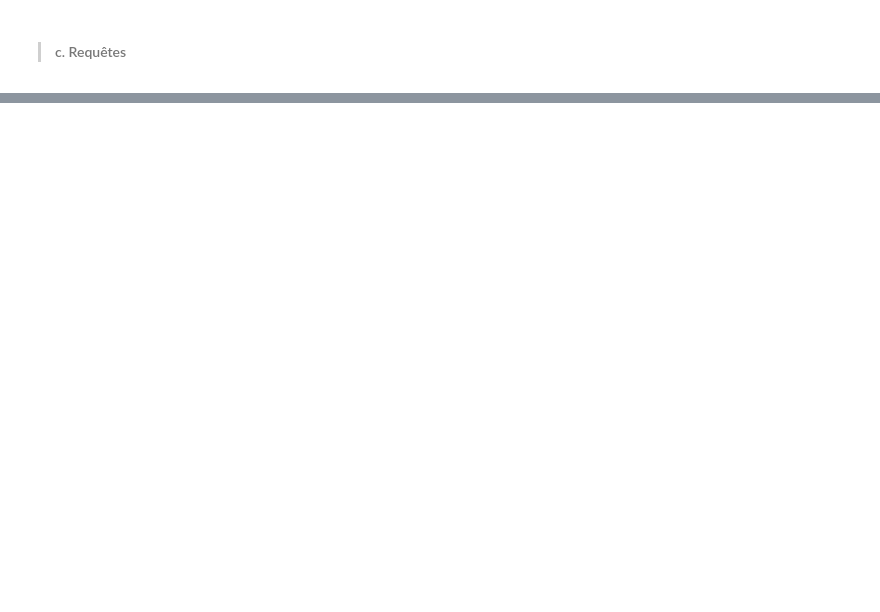
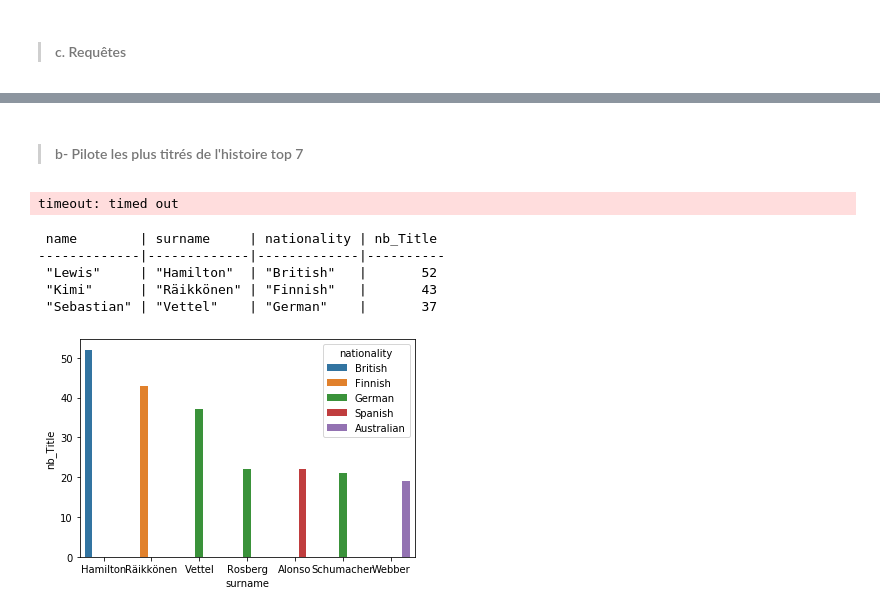
Before and after one commit to sow-ibrahima/OrientDB_VS_Neo4J, a Jupyter notebook: Main_notebook.ipynb, the cells around one changed output, grey strips where cells are left out. Saved outputs shown, nothing was run; the diff lists cells and outputs as text; code cells hidden in the pictures; blank space fills up the shorter version.

```diff
--- a/Main_notebook.ipynb
+++ b/Main_notebook.ipynb
@@ -801,2 +805,0 @@ client.command("")
-# %%
-graph_db.run("MATCH (course:Race {date:'2017-09-17', name:'Singapore Grand Prix'})-[:`A LA COURSE `]-(res:Result),(res:Result)-[:`RESULTATS ECURIE`]-(ecurie:Constructor {name:'Renault'}),(res:Result)-[:`RESULTATS PILOTE`]-(pilote:drivers), (circuit:Circuit)-[:`SUR LE CIRCUIT `]-(course:Race)Return course.name,res.rank,ecurie.name,pilote.name,pilote.surname,circuit.name")
@@ -817,0 +851,12 @@ SELECT expand(path) FROM (
+# %%
+start4 = tm.time()
+query_res = graph_db.run("MATCH (d:drivers) WHERE d.nationality= '\"German\"' RETURN d.name, d.surname, d.nationality").data()
+df = pd.DataFrame(query_res)
+df.columns = ('name', "surname", "nationality")
+df.head()
+df["name"] = df["name"].str.replace(r"[\"]"," ")
+df["surname"] = df["surname"].str.replace(r"[\"]"," ")
+df["nationality"] = df["nationality"].str.replace(r"[\"]"," ")
+end4 = tm.time()
+df.sort_values('surname')
+df.head()
@@ -817,0 +875,46 @@ SELECT expand(path) FROM (
+# %% [markdown]
+  > #### b- Pilote les plus titrés de l'histoire top 7
+# %%
+top7 = client.query("SELECT d.surname d.forename as forename,  as surname,, d.nationality as nationality, count(r) as nb_Title"
+                    "FROM (MATCH {class: Drivers, as: d}-d_results-{class: Results, as: r,WHERE :(rank=1)} Return d, r)"
+                    "GROUP BY d.forename ORDER BY nb_Title desc LIMIT 5")
+values_dict = []
+keys_dict = []
+pilots_list = []
+
+for i in range(len(top7)):
+    pilots_list.append(top7[i].__dict__)
+    values_dict.append(list(pilots_list[i]["_OrientRecord__o_storage"].values()))
+    df = pd.DataFrame(values_dict)
+
+keys_dict = list(pilots_list[2]["_OrientRecord__o_storage"].keys())
+df.columns = keys_dict
+end2 = tm.time()
+df.head()
+# %% [output]
+timeout: timed out
+# %%
+graph_db.run("Match (p:drivers)-[:`d_results`]-(res:Result {rank:'1'}) Return p.name as name,p.surname as surname"
+             ",p.nationality as nationality, count(res) as nb_Title ORDER BY nb_Title desc LIMIT 7")
+# %% [output]
+ name        | surname     | nationality | nb_Title
+-------------|-------------|-------------|----------
+ "Lewis"     | "Hamilton"  | "British"   |       52
+ "Kimi"      | "Räikkönen" | "Finnish"   |       43
+ "Sebastian" | "Vettel"    | "German"    |       37
+# %%
+sns.barplot(x="surname", y="nb_Title", hue="nationality", data=df)
+from IPython.core.display import HTML as Center
+init_notebook_mode(connected=True)
+
+display(HTML("""
+<style>
+.output {
+    display: flex;
+    align-items: center;
+    text-align: center;
+}
+</style>
+"""))
+# %% [output]
+[figure, added]
```
Also changed, not shown: parts of 177 cells of this notebook.
